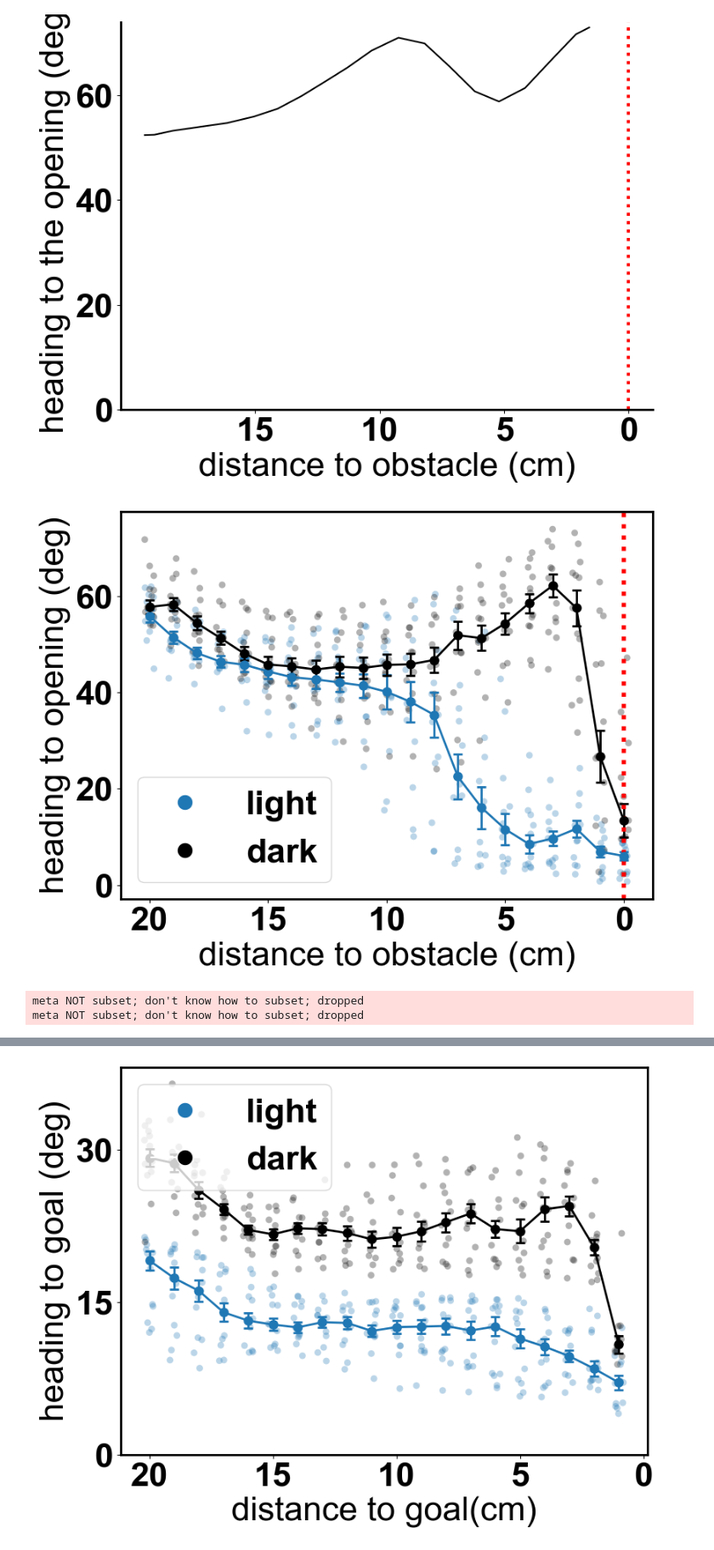
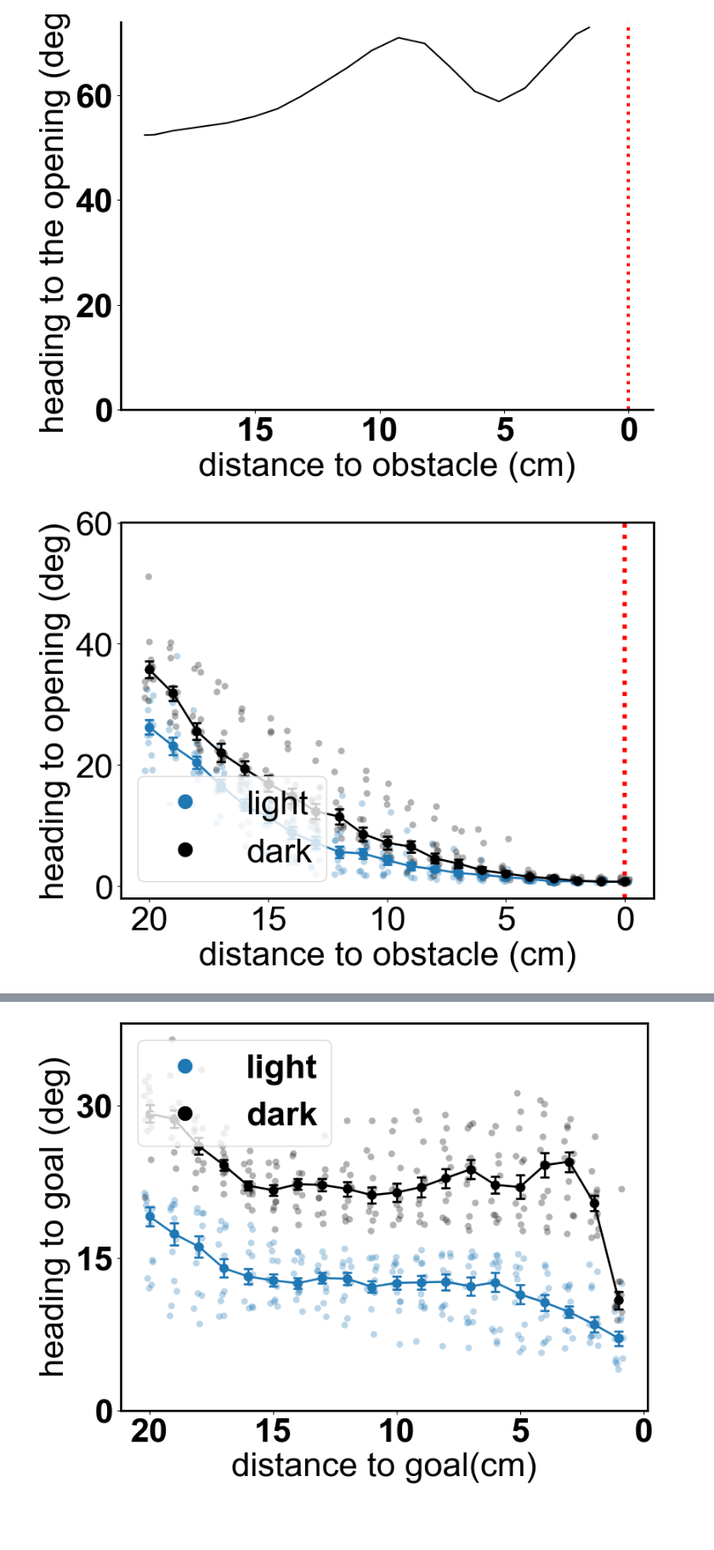
Before and after one commit to msidikpr/obstacle_avoidance, a Jupyter notebook: obstacle_avoidance_paper/figure_4.ipynb, the cells around one changed output, grey strips where cells are left out. Shown at 85% size. Drawn from its saved outputs; the diff is of its cells as text; code cells hidden in the pictures; blank space fills up the shorter version.

```diff
--- a/obstacle_avoidance_paper/figure_4.ipynb
+++ b/obstacle_avoidance_paper/figure_4.ipynb
@@ -355,7 +418,7 @@ fig,ax = plt.subplots(1,1,figsize=(9,7), layout = 'tight')
 for ind,row in sample_dark.iterrows():
     x = row['ts_distance_from_edge'][:int(row['obstacle_ind'])].astype(float)
     x1 = x
-    y = row['ts_zero_out_angle_to_corner'][:int(row['obstacle_ind'])].astype(float)
+    y = row['ts_angle_to_corner'][:int(row['obstacle_ind'])].astype(float)
     y1 = y
 ax.set_xlabel('distance to obstacle (cm)')
 ax.set_ylabel('heading to opening (deg)')
@@ -374,0 +438,20 @@ ax.spines[['left', 'bottom']].set_linewidth(2)
+# %%
+fig,ax = plt.subplots(1,1,figsize=(9,7), layout = 'tight')
+for ind,row in sample_dark.iterrows():
+    x = row['ts_distance_from_edge'][:int(row['obstacle_ind'])].astype(float)
+    x1 = x
+    y = row['ts_angle_to_corner'][:int(row['obstacle_ind'])].astype(float)
+    y1 = y
+ax.set_xlabel('distance to obstacle (cm)')
+ax.set_ylabel('heading to opening (deg)')
+ax.plot(smooth(y1))
+#ax.invert_xaxis()
+ax.axvline(0, color='r', ls=':',linewidth = 3)
+#ax.set_xticks([15,10,5,0])
+#ax.set_yticks([0,20,40,60])
+#ax.text(0, ax.get_ylim()[1]/2,'obstacle edge', color='r', ha='right', va='center', rotation=90,fontsize=20)
+#ax.set_xticks([15,10,5,0])
+#ax.set_yticks([0,20,40,60])
+ax.spines[['right', 'top']].set_visible(False)
+ax.spines[['left', 'bottom']].set_linewidth(2)
+#fig.savefig(r"D:\obstacle_avoidance\figures\obstacle_avoidance_paper\figure_4\heading_dark.pdf",dpi = 300, transparent=True)
@@ -449,8 +544,8 @@ data = pd.concat([light_dark])
 
 data = drop_nans_in_columns(data, 'obstacle_ind')
 
-data = data[~data['obstacle_cluster'].isin([2,3])]
-data = data[data.intial_lateral_error<0]
+data = data[data['obstacle_cluster'].isin([2,3])]
+#data = data[data.intial_lateral_error<0]
 data = data[data.intial_distance>=15]
 
 
@@ -518,35 +613,33 @@ ax.errorbar(xnew, dark_angle_median, yerr=dark_sem,
 
 # Formatting to match previous plots
 ax.set_xticks([20,15,10,5,0])
 ax.set_yticks([0,20,40,60])
 ax.set_ylabel('heading to opening (deg)', fontsize=32)
 ax.set_xlabel('distance to obstacle (cm)', fontsize=32)
 ax.axvline(0, color='r', ls=':', linewidth=4)
 
 # Legend with matching style
 ax.legend(loc='lower left', fontsize=32, framealpha=0.8)
 
 # Create custom legend handles
 from matplotlib.lines import Line2D
 legend_handles = [
     Line2D([0], [0], marker='o', color='w', label='light',
           markerfacecolor='tab:blue', markersize=15),
     Line2D([0], [0], marker='o', color='w', label='dark',
           markerfacecolor='black', markersize=15)
 ]
 
 # Update your legend call
 ax.legend(handles=legend_handles, loc='lower left', fontsize=32, framealpha=0.8)
 
 
 
 
 plt.tight_layout()
 plt.show()
-plt.rcParams["font.weight"] = "bold"
+plt.rcParams["font.weight"] = "normal"
 
-fig.savefig(r"D:\obstacle_avoidance\figures\obstacle_avoidance_paper\figure_4\heading_all.pdf",dpi = 300, transparent=True)
+#fig.savefig(r"D:\obstacle_avoidance\figures\obstacle_avoidance_paper\figure_4\heading_all.pdf",dpi = 300, transparent=True)
 # %% [output]
-[figure, old version]
+[figure, new version]
-meta NOT subset; don't know how to subset; dropped
-meta NOT subset; don't know how to subset; dropped
```
Also changed, not shown: parts of 32 cells of this notebook, 7 other files.
